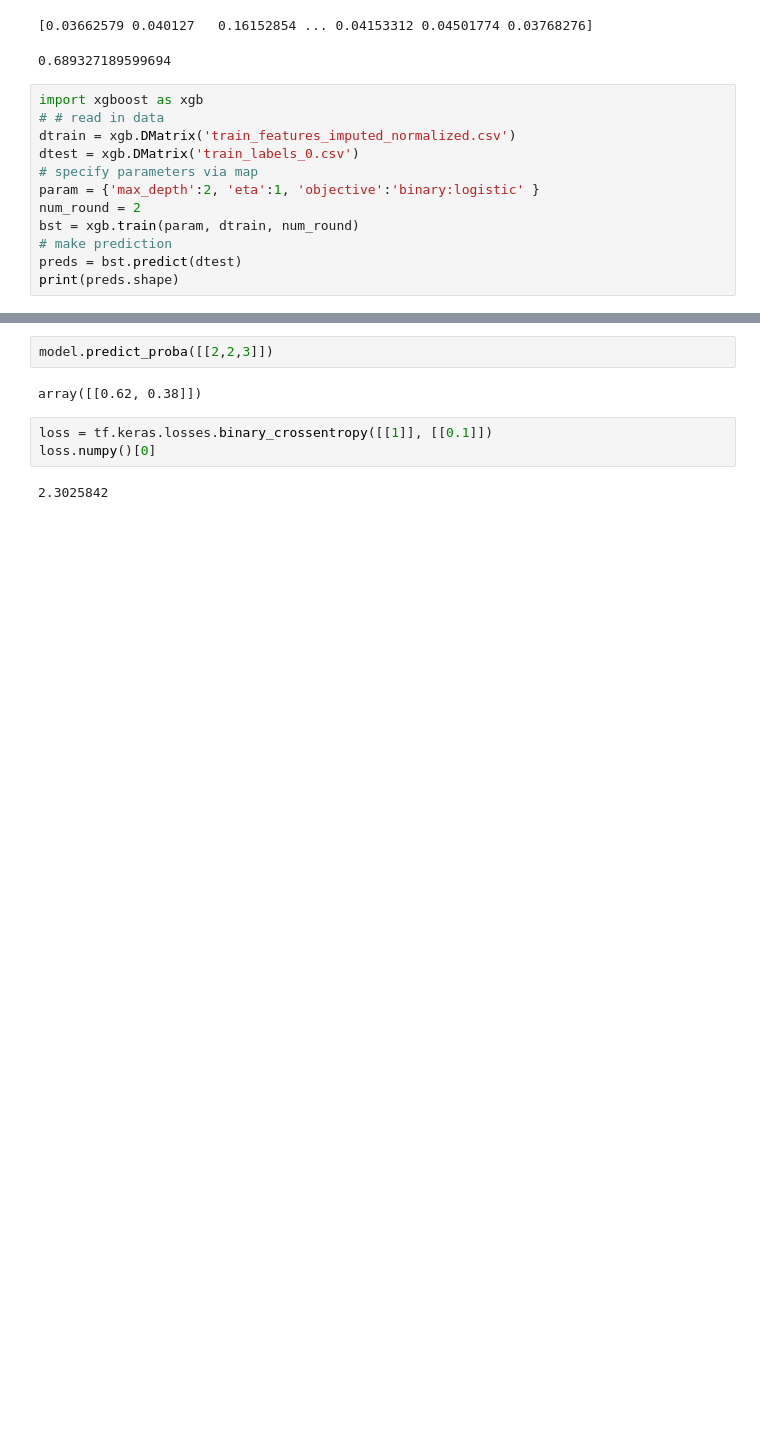
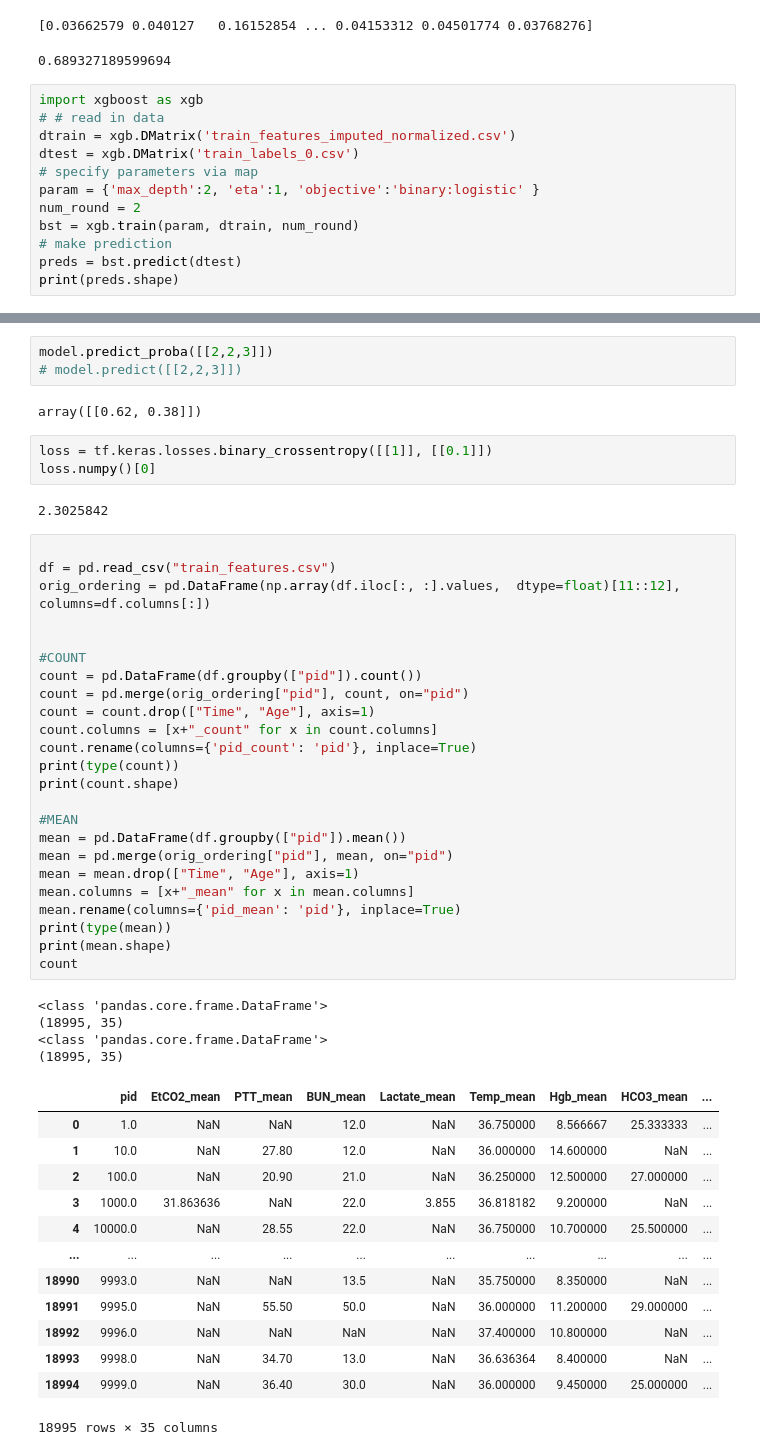
Before and after one commit to timothelaborie/introml, a Jupyter notebook: task2/remove_nan.ipynb, the cells around one changed output, grey strips where cells are left out. Saved outputs shown, nothing was run; the diff lists cells and outputs as text; blank space fills up the shorter version.

```diff
--- a/task2/remove_nan.ipynb
+++ b/task2/remove_nan.ipynb
@@ -532,5 +553,6 @@ ExtraTreesClassifier(random_state=0)
 # %%
 model.predict_proba([[2,2,3]])
+# model.predict([[2,2,3]])
 # %% [output]
 array([[0.62, 0.38]])
 # %%
@@ -538,3 +560,45 @@ loss = tf.keras.losses.binary_crossentropy([[1]], [[0.1]])
 loss.numpy()[0]
 # %% [output]
 2.3025842
+# %%
+
+df = pd.read_csv("train_features.csv")
+orig_ordering = pd.DataFrame(np.array(df.iloc[:, :].values,  dtype=float)[11::12], columns=df.columns[:])
+
+
+#COUNT
+count = pd.DataFrame(df.groupby(["pid"]).count())
+count = pd.merge(orig_ordering["pid"], count, on="pid")
+count = count.drop(["Time", "Age"], axis=1)
+count.columns = [x+"_count" for x in count.columns]
+count.rename(columns={'pid_count': 'pid'}, inplace=True)
+print(type(count))
+print(count.shape)
+
+#MEAN
+mean = pd.DataFrame(df.groupby(["pid"]).mean())
+mean = pd.merge(orig_ordering["pid"], mean, on="pid")
+mean = mean.drop(["Time", "Age"], axis=1)
+mean.columns = [x+"_mean" for x in mean.columns]
+mean.rename(columns={'pid_mean': 'pid'}, inplace=True)
+print(type(mean))
+print(mean.shape)
+count
+# %% [output]
+<class 'pandas.core.frame.DataFrame'>
+(18995, 35)
+<class 'pandas.core.frame.DataFrame'>
+(18995, 35)
+|  | pid | EtCO2_mean | PTT_mean | BUN_mean | Lactate_mean | Temp_mean | Hgb_mean | HCO3_mean | ... |
+| 0 | 1.0 | NaN | NaN | 12.0 | NaN | 36.750000 | 8.566667 | 25.333333 | ... |
+| 1 | 10.0 | NaN | 27.80 | 12.0 | NaN | 36.000000 | 14.600000 | NaN | ... |
+| 2 | 100.0 | NaN | 20.90 | 21.0 | NaN | 36.250000 | 12.500000 | 27.000000 | ... |
+| 3 | 1000.0 | 31.863636 | NaN | 22.0 | 3.855 | 36.818182 | 9.200000 | NaN | ... |
+| 4 | 10000.0 | NaN | 28.55 | 22.0 | NaN | 36.750000 | 10.700000 | 25.500000 | ... |
+| ... | ... | ... | ... | ... | ... | ... | ... | ... | ... |
+| 18990 | 9993.0 | NaN | NaN | 13.5 | NaN | 35.750000 | 8.350000 | NaN | ... |
+| 18991 | 9995.0 | NaN | 55.50 | 50.0 | NaN | 36.000000 | 11.200000 | 29.000000 | ... |
+| 18992 | 9996.0 | NaN | NaN | NaN | NaN | 37.400000 | 10.800000 | NaN | ... |
+| 18993 | 9998.0 | NaN | 34.70 | 13.0 | NaN | 36.636364 | 8.400000 | NaN | ... |
+| 18994 | 9999.0 | NaN | 36.40 | 30.0 | NaN | 36.000000 | 9.450000 | 25.000000 | ... |
+18995 rows × 35 columns
```
Also changed, not shown: parts of 7 cells of this notebook, 7 other files.
